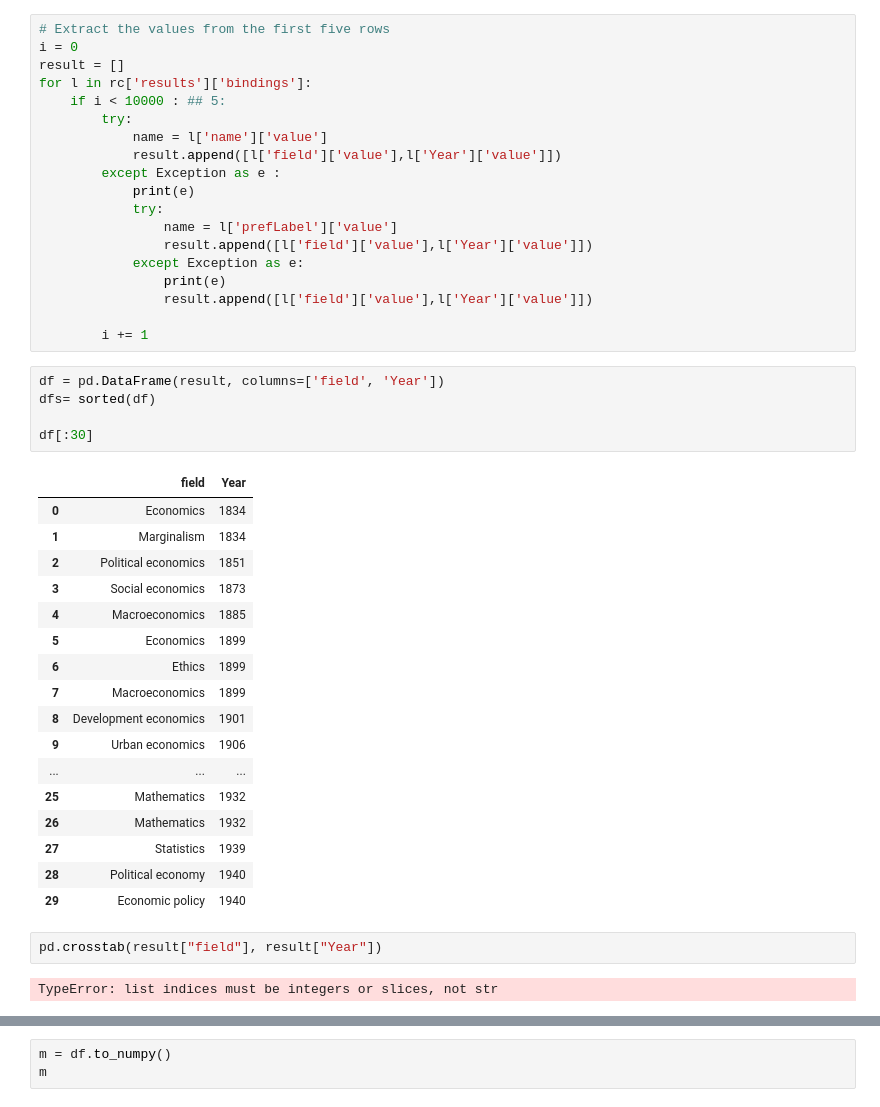
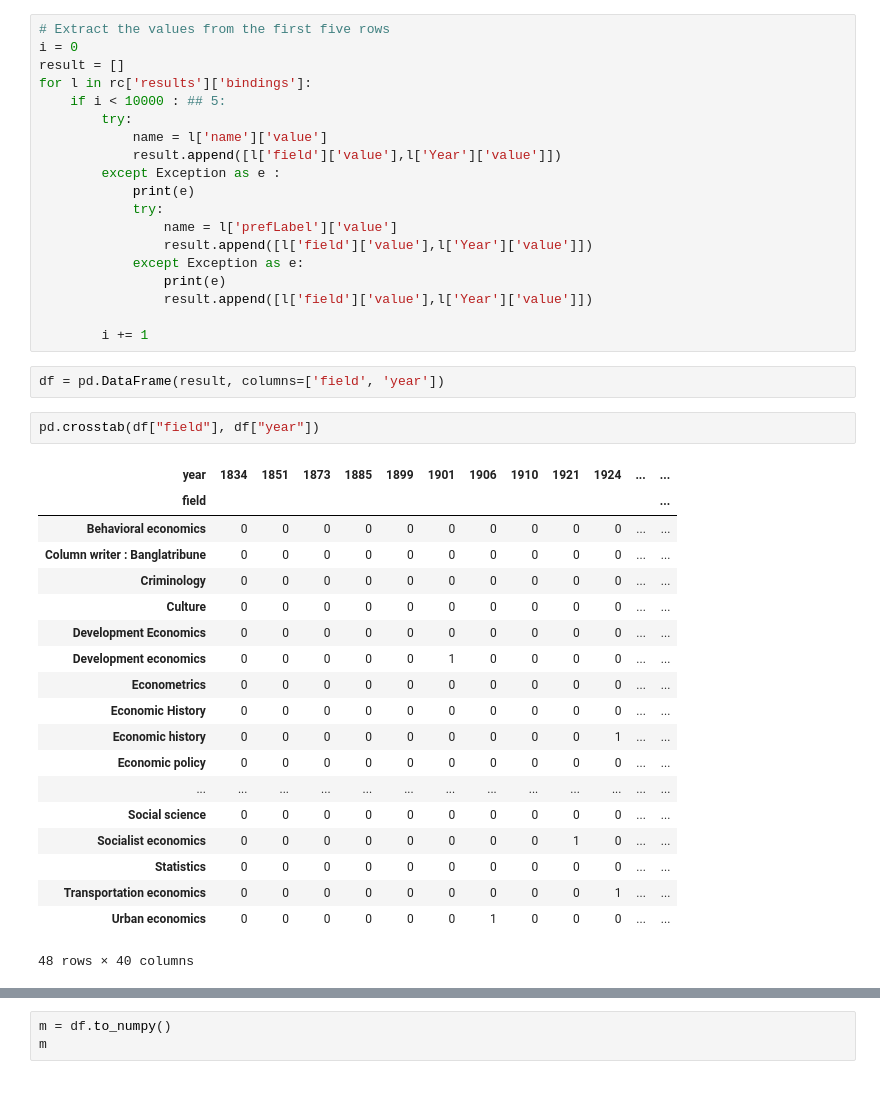
Before and after one commit to Semantic-Data-for-Humanities/Economists_Jurists, a Jupyter notebook: Notebooks/Issues/Bivariate_Fields.ipynb, the cells around one changed output, grey strips where cells are left out. Saved outputs shown, nothing was run; the diff lists cells and outputs as text.

```diff
--- a/Notebooks/Issues/Bivariate_Fields.ipynb
+++ b/Notebooks/Issues/Bivariate_Fields.ipynb
@@ -88,29 +89,26 @@ for l in rc['results']['bindings']:
 
         i += 1
 # %%
-df = pd.DataFrame(result, columns=['field', 'Year'])
-dfs= sorted(df)
-
-df[:30]
+df = pd.DataFrame(result, columns=['field', 'year'])
-# %% [output]
-|  | field | Year |
-| 0 | Economics | 1834 |
-| 1 | Marginalism | 1834 |
-| 2 | Political economics | 1851 |
-| 3 | Social economics | 1873 |
-| 4 | Macroeconomics | 1885 |
-| 5 | Economics | 1899 |
-| 6 | Ethics | 1899 |
-| 7 | Macroeconomics | 1899 |
-| 8 | Development economics | 1901 |
-| 9 | Urban economics | 1906 |
-| ... | ... | ... |
-| 25 | Mathematics | 1932 |
-| 26 | Mathematics | 1932 |
-| 27 | Statistics | 1939 |
-| 28 | Political economy | 1940 |
-| 29 | Economic policy | 1940 |
 # %%
-pd.crosstab(result["field"], result["Year"])
+pd.crosstab(df["field"], df["year"])
 # %% [output]
+| year | 1834 | 1851 | 1873 | 1885 | 1899 | 1901 | 1906 | 1910 | 1921 | 1924 | ... | ... |
+| field |  |  |  |  |  |  |  |  |  |  |  | ... |
+| Behavioral economics | 0 | 0 | 0 | 0 | 0 | 0 | 0 | 0 | 0 | 0 | ... | ... |
+| Column writer : Banglatribune | 0 | 0 | 0 | 0 | 0 | 0 | 0 | 0 | 0 | 0 | ... | ... |
+| Criminology | 0 | 0 | 0 | 0 | 0 | 0 | 0 | 0 | 0 | 0 | ... | ... |
+| Culture | 0 | 0 | 0 | 0 | 0 | 0 | 0 | 0 | 0 | 0 | ... | ... |
+| Development Economics | 0 | 0 | 0 | 0 | 0 | 0 | 0 | 0 | 0 | 0 | ... | ... |
+| Development economics | 0 | 0 | 0 | 0 | 0 | 1 | 0 | 0 | 0 | 0 | ... | ... |
+| Econometrics | 0 | 0 | 0 | 0 | 0 | 0 | 0 | 0 | 0 | 0 | ... | ... |
+| Economic History | 0 | 0 | 0 | 0 | 0 | 0 | 0 | 0 | 0 | 0 | ... | ... |
+| Economic history | 0 | 0 | 0 | 0 | 0 | 0 | 0 | 0 | 0 | 1 | ... | ... |
+| Economic policy | 0 | 0 | 0 | 0 | 0 | 0 | 0 | 0 | 0 | 0 | ... | ... |
+| ... | ... | ... | ... | ... | ... | ... | ... | ... | ... | ... | ... | ... |
+| Social science | 0 | 0 | 0 | 0 | 0 | 0 | 0 | 0 | 0 | 0 | ... | ... |
+| Socialist economics | 0 | 0 | 0 | 0 | 0 | 0 | 0 | 0 | 1 | 0 | ... | ... |
+| Statistics | 0 | 0 | 0 | 0 | 0 | 0 | 0 | 0 | 0 | 0 | ... | ... |
+| Transportation economics | 0 | 0 | 0 | 0 | 0 | 0 | 0 | 0 | 0 | 1 | ... | ... |
+| Urban economics | 0 | 0 | 0 | 0 | 0 | 0 | 1 | 0 | 0 | 0 | ... | ... |
-TypeError: list indices must be integers or slices, not str
+48 rows × 40 columns
```
Also changed, not shown: parts of 8 cells of this notebook.
